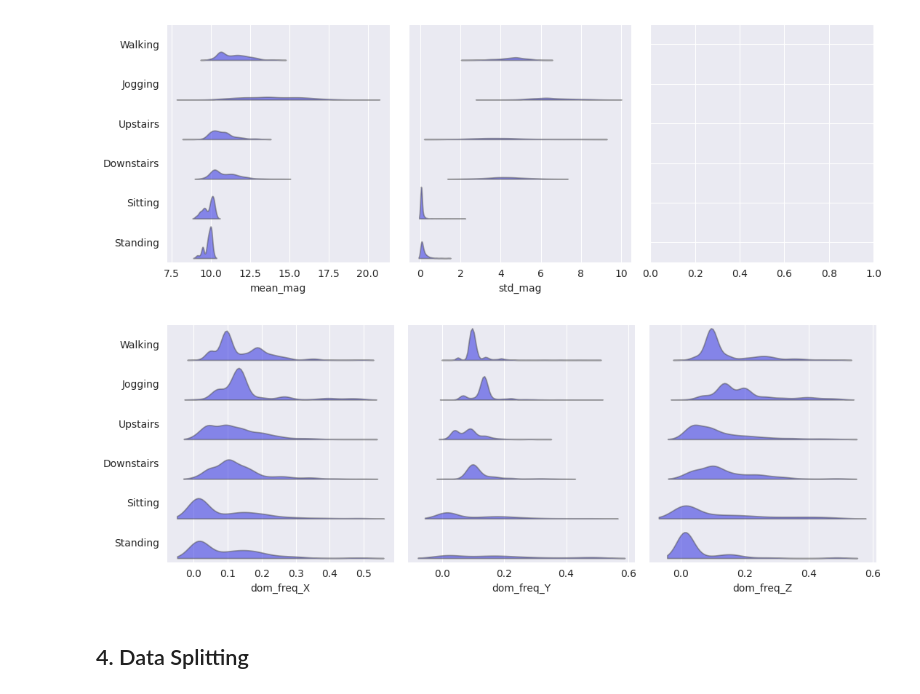
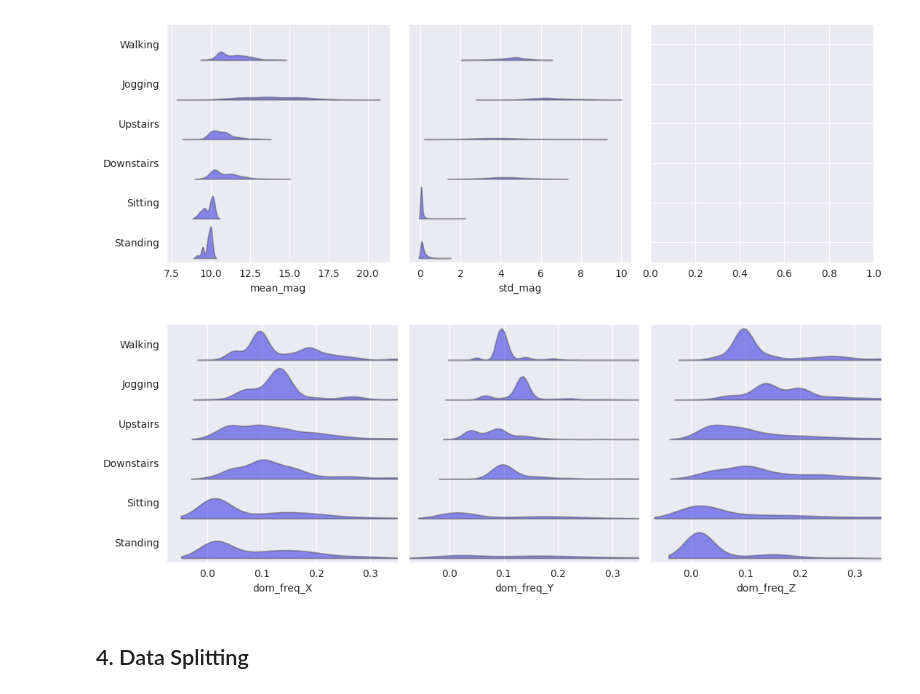
Before and after one commit to jigarparekh279/IMU_Auto_Labelling_Classification, a Jupyter notebook: IMU_1_DataHandling.ipynb, the cells around one changed output. Cells and saved outputs as stored; diff of their text form; code cells hidden in the pictures.

```diff
--- a/IMU_1_DataHandling.ipynb
+++ b/IMU_1_DataHandling.ipynb
@@ -195,18 +192,20 @@ fig.savefig("images/Mag.png", dpi=300)
 # %%
 fig, ax = plt.subplots(nrows=1, ncols=3, figsize=(11, 4), sharey=True)
 ax = ax.flatten()
 
 
 for i, feature in enumerate(['dom_freq_X', 'dom_freq_Y', 'dom_freq_Z']):
     sns.violinplot(feature_df, x=feature, y='label', ax=ax[i],
                 # legend=True if feature=='dom_freq_X' else False,
                 split=True, inner=None, alpha=0.5, color='b'
                 )
     ax[i].set_ylabel("")
+    ax[i].set_xlim([-0.075, 0.35])
+
 plt.tight_layout()
 fig.savefig("images/DomFreq.png", dpi=300)
 # %% [output]
-[figure, old version]
+[figure, new version]
 # %% [markdown]
 ## 4. Data Splitting
 # %%
```
Also changed, not shown: parts of 4 cells of this notebook, 12 other files.
